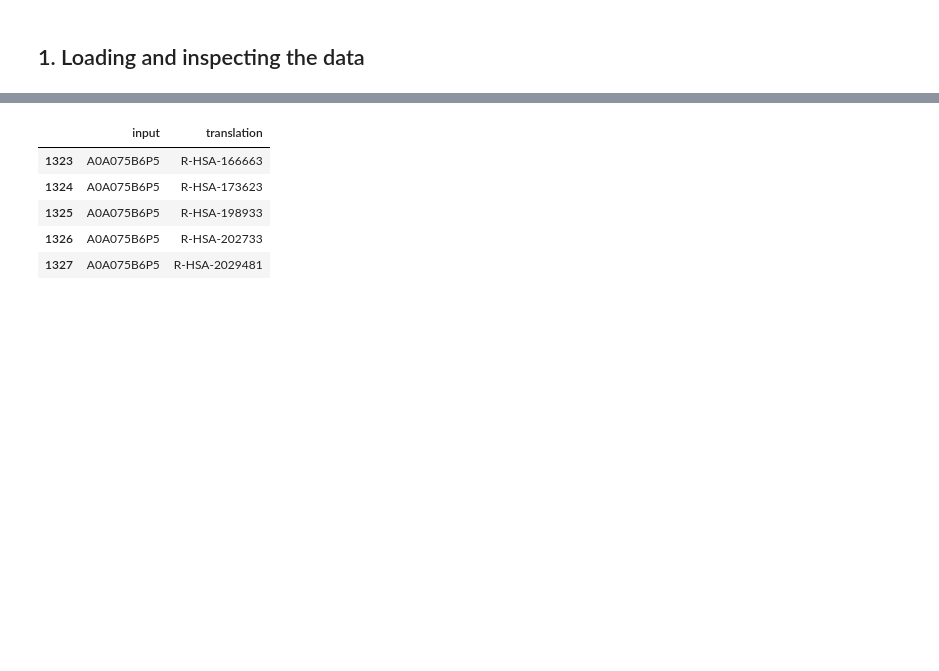
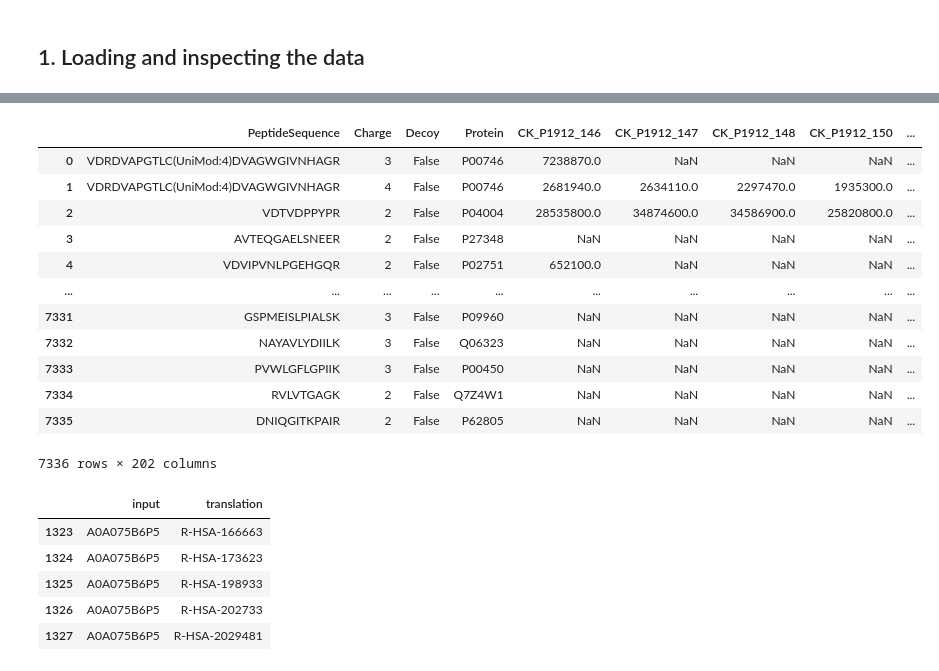
Before and after one commit to YvesMG1/Deep-Learning-Project, a Jupyter notebook: creating_graphs.ipynb, the cells around one changed output, grey strips where cells are left out. Drawn from its saved outputs; the diff is of its cells as text; code cells hidden in the pictures; blank space fills up the shorter version.

```diff
--- a/creating_graphs.ipynb
+++ b/creating_graphs.ipynb
@@ -46,3 +36,19 @@ input_data[columns][:10]
+# %%
+input_data
+# %% [output]
+|  | PeptideSequence | Charge | Decoy | Protein | CK_P1912_146 | CK_P1912_147 | CK_P1912_148 | CK_P1912_150 | ... |
+| 0 | VDRDVAPGTLC(UniMod:4)DVAGWGIVNHAGR | 3 | False | P00746 | 7238870.0 | NaN | NaN | NaN | ... |
+| 1 | VDRDVAPGTLC(UniMod:4)DVAGWGIVNHAGR | 4 | False | P00746 | 2681940.0 | 2634110.0 | 2297470.0 | 1935300.0 | ... |
+| 2 | VDTVDPPYPR | 2 | False | P04004 | 28535800.0 | 34874600.0 | 34586900.0 | 25820800.0 | ... |
+| 3 | AVTEQGAELSNEER | 2 | False | P27348 | NaN | NaN | NaN | NaN | ... |
+| 4 | VDVIPVNLPGEHGQR | 2 | False | P02751 | 652100.0 | NaN | NaN | NaN | ... |
+| ... | ... | ... | ... | ... | ... | ... | ... | ... | ... |
+| 7331 | GSPMEISLPIALSK | 3 | False | P09960 | NaN | NaN | NaN | NaN | ... |
+| 7332 | NAYAVLYDIILK | 3 | False | Q06323 | NaN | NaN | NaN | NaN | ... |
+| 7333 | PVWLGFLGPIIK | 3 | False | P00450 | NaN | NaN | NaN | NaN | ... |
+| 7334 | RVLVTGAGK | 2 | False | Q7Z4W1 | NaN | NaN | NaN | NaN | ... |
+| 7335 | DNIQGITKPAIR | 2 | False | P62805 | NaN | NaN | NaN | NaN | ... |
+7336 rows × 202 columns
 # %%
 translation.head()
 # %% [output]
```
Also changed, not shown: parts of 20 cells of this notebook, 1 other file.
